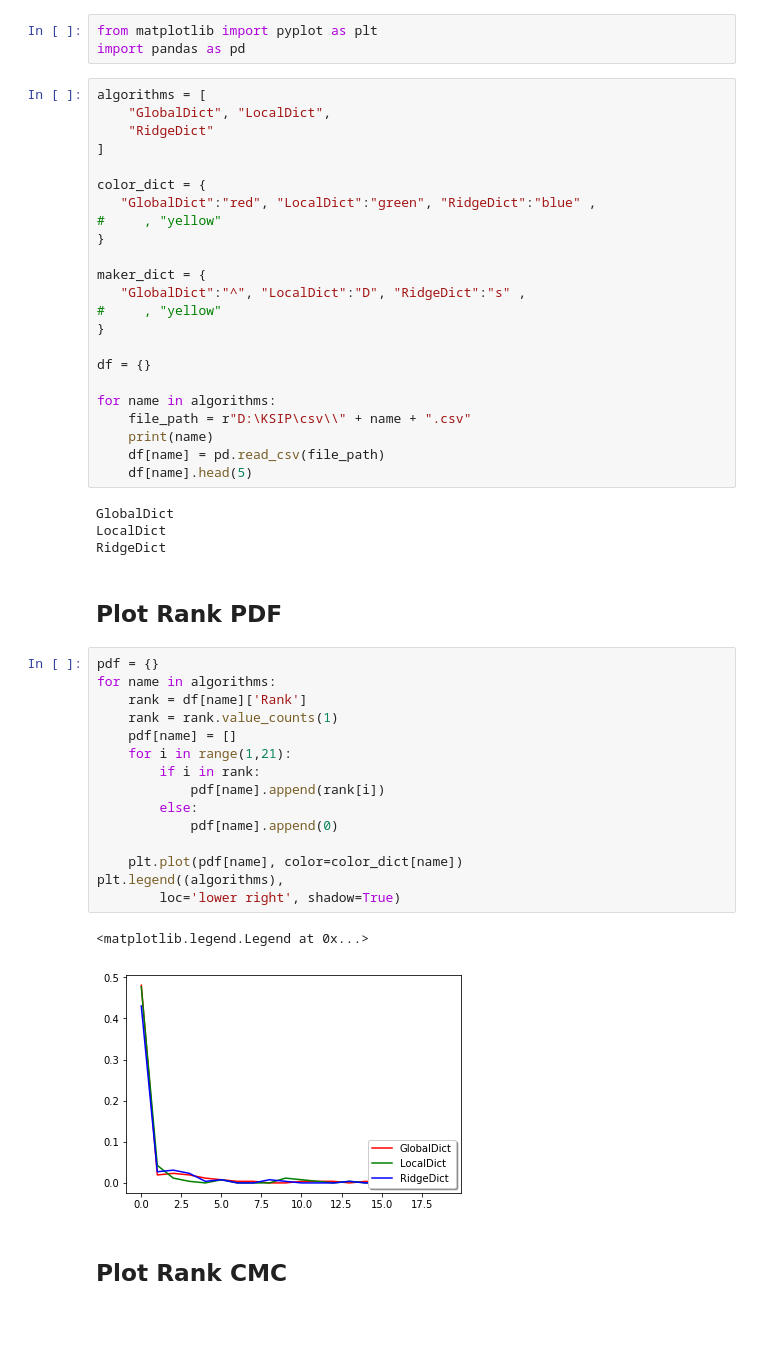
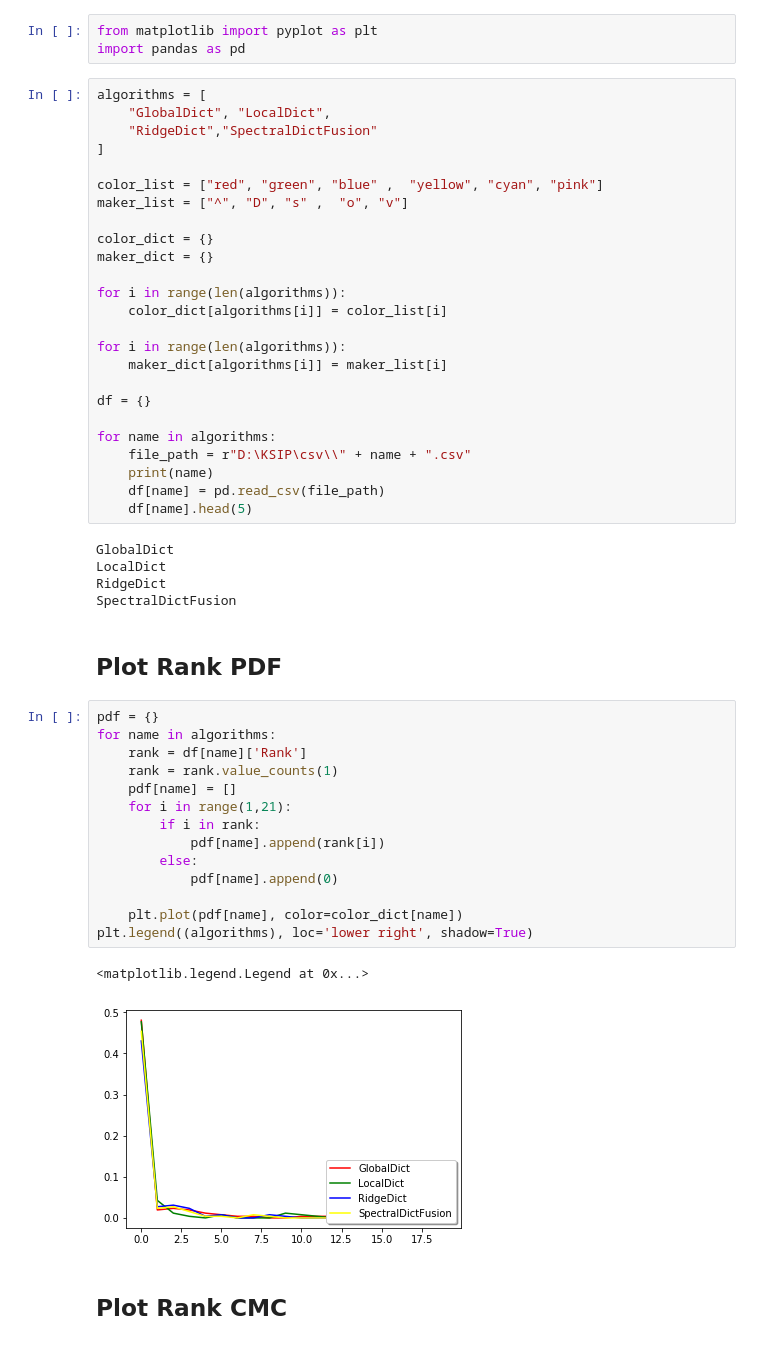
Before and after one commit to skconan/LatentFingerPrintEnhancement, a Jupyter notebook: notebook/Cumulative Matching Characteristic (CMC) .ipynb, the cells around one changed output. Drawn from its saved outputs; the diff is of its cells as text.

```diff
--- a/notebook/Cumulative Matching Characteristic (CMC) .ipynb
+++ b/notebook/Cumulative Matching Characteristic (CMC) .ipynb
@@ -6,18 +6,20 @@ import pandas as pd
 # %%
 algorithms = [
     "GlobalDict", "LocalDict",
-    "RidgeDict"
+    "RidgeDict","SpectralDictFusion"
 ]
 
-color_dict = {
-   "GlobalDict":"red", "LocalDict":"green", "RidgeDict":"blue" ,
-#     , "yellow"
-}
+color_list = ["red", "green", "blue" ,  "yellow", "cyan", "pink"]
+maker_list = ["^", "D", "s" ,  "o", "v"]
 
-maker_dict = {
-   "GlobalDict":"^", "LocalDict":"D", "RidgeDict":"s" ,
-#     , "yellow"
-}
+color_dict = {}
+maker_dict = {}
+
+for i in range(len(algorithms)):
+    color_dict[algorithms[i]] = color_list[i]
+
+for i in range(len(algorithms)):
+    maker_dict[algorithms[i]] = maker_list[i]
 
 df = {}
 
@@ -30,26 +32,26 @@ for name in algorithms:
 GlobalDict
 LocalDict
 RidgeDict
+SpectralDictFusion
 # %% [markdown]
 ## Plot Rank PDF
 # %%
 pdf = {}
 for name in algorithms:
     rank = df[name]['Rank']
     rank = rank.value_counts(1)
     pdf[name] = []
     for i in range(1,21):
         if i in rank:
             pdf[name].append(rank[i])
         else:
             pdf[name].append(0)
 
     plt.plot(pdf[name], color=color_dict[name])
-plt.legend((algorithms),
-        loc='lower right', shadow=True)
+plt.legend((algorithms), loc='lower right', shadow=True)
 # %% [output]
 <matplotlib.legend.Legend at 0x...>
-[figure, old version]
+[figure, new version]
 # %% [markdown]
 ## Plot Rank CMC
 # %%
```
Also changed, not shown: parts of 1 cell of this notebook.
